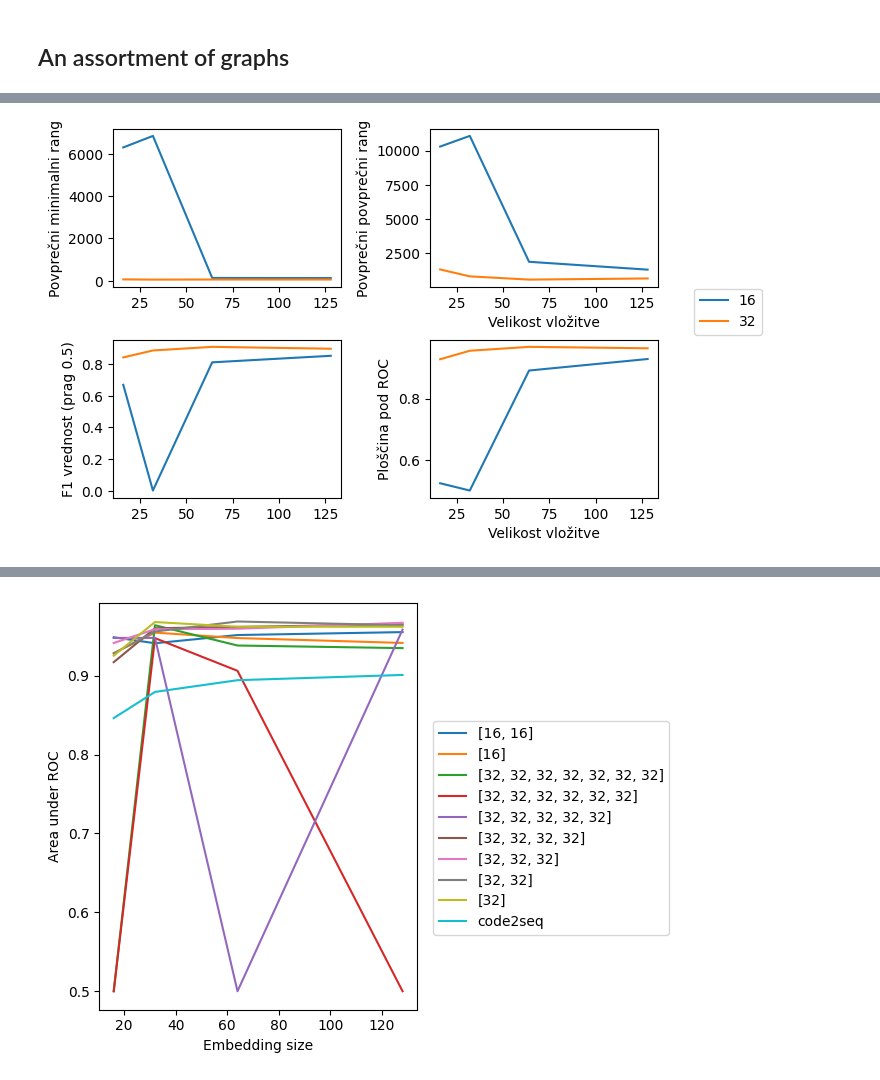
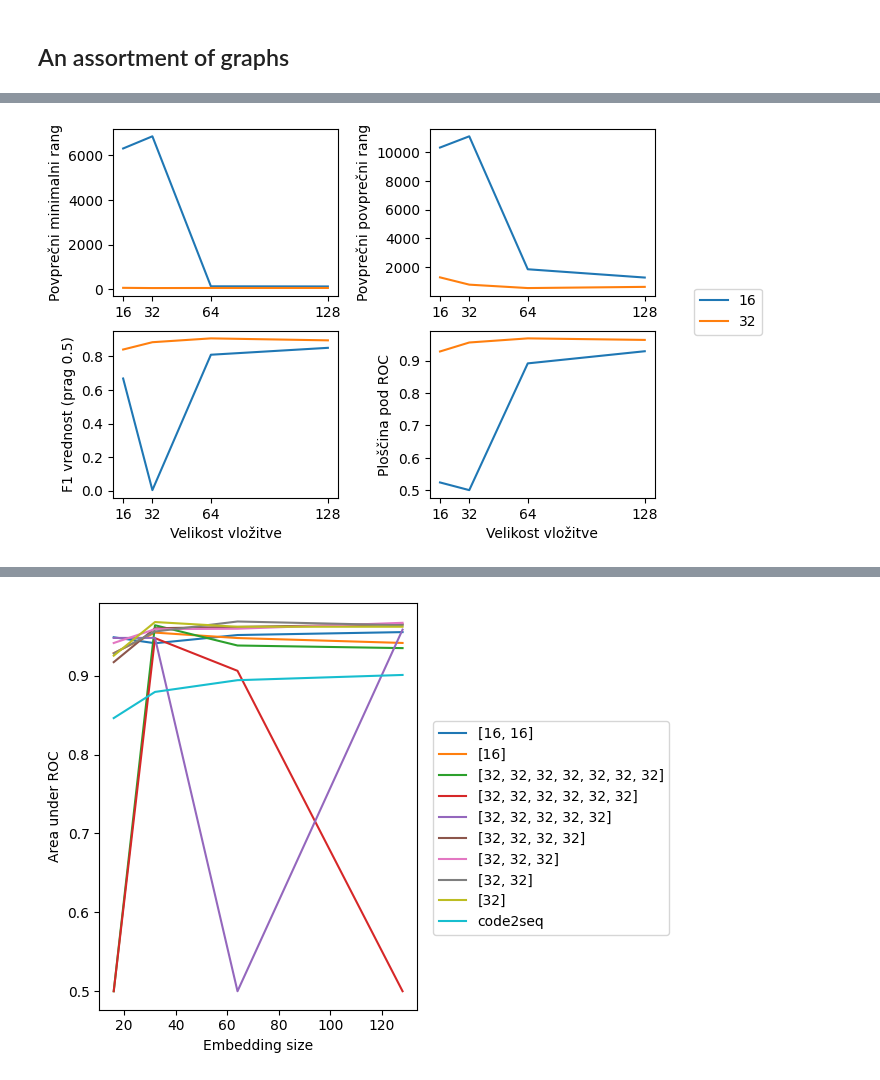
Before and after one commit to nikerzetic/mlfmf-data, a Jupyter notebook: experiment_analysis.ipynb, the cells around one changed output, grey strips where cells are left out. Saved outputs shown, nothing was run; the diff lists cells and outputs as text; code cells hidden in the pictures.

Commit message:
Fixed plot ticks and all comparison formatting

```diff
--- a/experiment_analysis.ipynb
+++ b/experiment_analysis.ipynb
@@ -76,6 +76,7 @@ def plot_main_four(
     legend_offset: float = {"bottom": 0.2},
     y_scales: list[list[str]] = [["linear", "linear"], ["linear", "linear"]],
 ):
+    ticks = [16, 32, 64, 128]
     fig, axs = plt.subplots(2, 2)
 
     for label, case in cases.items():
@@ -87,26 +88,30 @@ def plot_main_four(
             data[case]["embeddings_size"],
             data[case]["avg_min_rank"],
         )
-        axs[0, 0].set(ylabel="Povprečni minimalni rang")
+        axs[0, 0].set(ylabel="Povprečni minimalni rang", xticks=ticks)
 
         axs[0, 1].plot(
             data[case]["embeddings_size"],
             data[case]["avg_mean_rank"],
         )
-        axs[0, 1].set(ylabel="Povprečni povprečni rang", xlabel="Velikost vložitve")
+        axs[0, 1].set(ylabel="Povprečni povprečni rang", xticks=ticks)
 
         axs[1, 0].plot(
             data[case]["embeddings_size"],
             data[case]["f1_0.5"],
         )
-        axs[1, 0].set(ylabel="F1 vrednost (prag 0.5)")
+        axs[1, 0].set(
+            ylabel="F1 vrednost (prag 0.5)", xticks=ticks, xlabel="Velikost vložitve"
+        )
 
         axs[1, 1].plot(
             data[case]["embeddings_size"],
             data[case]["area_under_roc"],
             label=label,
         )
-        axs[1, 1].set(ylabel="Ploščina pod ROC", xlabel="Velikost vložitve")
+        axs[1, 1].set(
+            ylabel="Ploščina pod ROC", xticks=ticks, xlabel="Velikost vložitve"
+        )
 
     fig.legend(bbox_to_anchor=legend_position)
     fig.tight_layout()
@@ -143,0 +186,3 @@ GNN_p_to_keep_0.1_asts_agda_128_hidden_[16, 16]_out_32_epochs_20000
+# %%
+for name in all_different_models["name"]:
+    print(name)
@@ -143,0 +238,6 @@ GNN_p_to_keep_0.1_asts_agda_128_hidden_[16, 16]_out_32_epochs_20000
+# %%
+for name in all_different_models.name.unique():
+    selection = all_different_models[all_different_models["name"]==name]
+    tresholds = ["0.1", "0.25", "0.5", "0.75", "0.9"]
+    scores = [selection[f"f1_{val}"] for val in tresholds]
+    plt.plot(tresholds, scores, label=name)
@@ -416,0 +475,11 @@ plt.show()
+# %%
+cases = {
+    N: (
+        (GNN_results["hidden_size"] == "[32, 32]")
+        & (GNN_results["out_size"] == 32)
+        & (GNN_results["n_epochs"] == N)
+    )
+    for N in [5000, 20000]
+}
+
+plot_main_four(GNN_results, cases, "gnn-epochs-influence", legend_position=(1.15, 0.65))
@@ -417,13 +488,18 @@ plt.show()
 # %%
-cases = {N: (
+cases = {
+    N: (
         (GNN_results["hidden_size"] == "[32, 32]")
         & (GNN_results["out_size"] == N)
         & (GNN_results["n_epochs"] == 20000)
-    ) for N in [16,32]}
+    )
+    for N in [16, 32]
+}
 
-plot_main_four(GNN_results, cases, "gnn-output-size-influence", legend_position=(1.15,0.65))
+plot_main_four(
+    GNN_results, cases, "gnn-output-size-influence", legend_position=(1.15, 0.65)
+)
 # %% [output]
-[figure, old version]
+[figure, new version]
 # %%
 cases = {
     N: (
```
Also changed, not shown: parts of 27 cells of this notebook.
